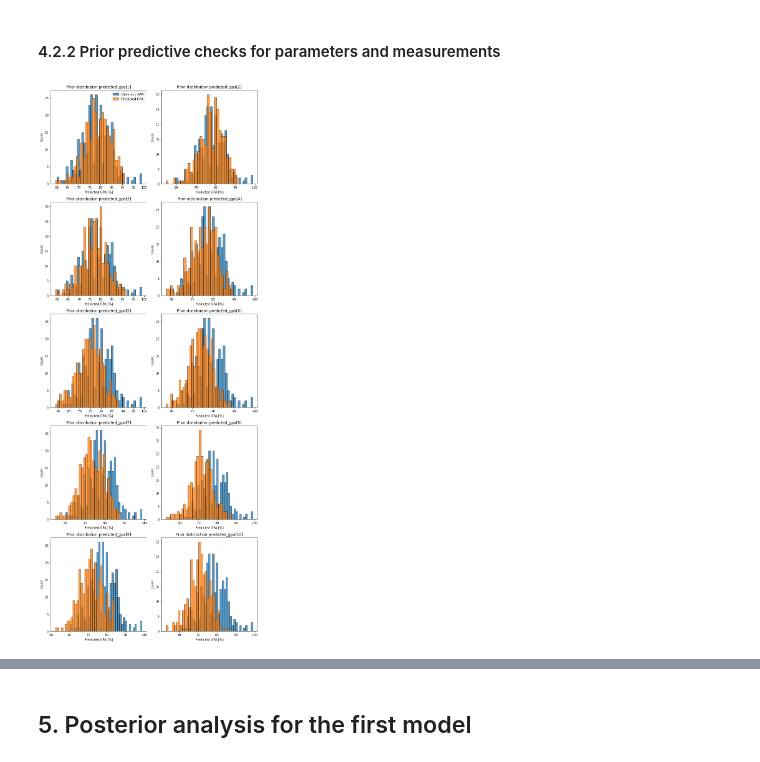
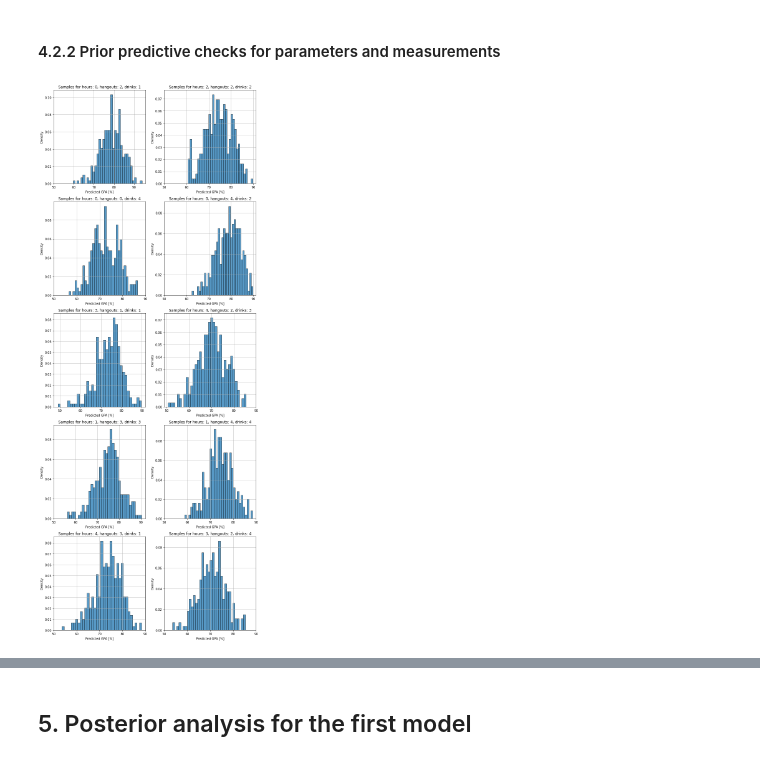
Before and after one commit to DanielJurkowski/DataAnalyticsProject, a Jupyter notebook: notebook.ipynb, the cells around one changed output, grey strips where cells are left out. Cells and saved outputs as stored; diff of their text form; code cells hidden in the pictures.

```diff
--- a/notebook.ipynb
+++ b/notebook.ipynb
@@ -576,0 +543,4 @@ drinks_array = np.linspace(data['Drinks'].min(), data['Drinks'].max(), 10)
+# %%
+seed = np.random.seed(2024)
+R = 295
+N = 10
@@ -577,3 +549,7 @@ drinks_array = np.linspace(data['Drinks'].min(), data['Drinks'].max(), 10)
+# %%
+hours_array = list(np.random.choice(range(5), 10))
+hangouts_array = list(np.random.choice(range(5), 10))
+drinks_array = list(np.random.choice(range(5), 10))
 # %%
 prior_model_1 = CmdStanModel(stan_file='src/prior_model_1.stan')
 
@@ -617,14 +591,14 @@ for i, column in enumerate(columns):
     row = i // 2
     col = i % 2
     ax = axes[row, col]
+    sns.histplot(df_1[column], ax=ax, bins=len(data['Current GPA'].unique()), stat='density')
 
-    sns.histplot(data['Current GPA'], ax=ax, bins=30, stat='density')
-    sns.histplot(df_1[column], ax=ax, bins=30, stat='density')
-
-    ax.set_title(f'Prior distribution {column}')
+    ax.set_title(f'Samples for hours: {hours_array[i]}, hangouts: {hangouts_array[i]}, drinks: {drinks_array[i]}')
     ax.set_xlabel('Predicted GPA [%]')
-    if i == 0:
-        ax.legend(['Observed GPA', 'Predicted GPA'])
+    ax.set_xticks(range(50, 101, 10))
+    ax.set_xlim(50, 100)
+    ax.set_yticks(np.linspace(0, 0.09, 10))
+    ax.grid()
 
 plt.tight_layout()
 plt.show()
@@ -644,0 +607,14 @@ plt.show()
+# %%
+parameters = ['theta_1', 'theta_2', 'theta_3', 'theta_4', 'sigma']
+
+fig, axes = plt.subplots(3, 2, figsize=(10, 10))
+for i, param in enumerate(parameters):
+    row = i // 2
+    col = i % 2
+    ax = axes[row, col]
+    sns.histplot(df_1[param], ax=ax, bins=30, stat='density')
+    ax.grid()
+
+fig.delaxes(axes[2][1])
+plt.tight_layout()
+plt.show()
@@ -718,22 +701,20 @@ df_2.head()
 # %%
 columns = [f'predicted_gpa[{i+1}]' for i in range(10)]
 
 fig, axes = plt.subplots(5, 2, figsize=(10, 25))
 
 for i, column in enumerate(columns):
     row = i // 2
     col = i % 2
     ax = axes[row, col]
+    sns.histplot(df_2[column], ax=ax, bins=35, stat='density')
 
-    sns.histplot(data['Current GPA'], ax=ax, bins=len(data['Current GPA'].unique()))
-    sns.histplot(df_2[column], ax=ax, bins=30)
-
-    ax.set_title(f'Prior distribution {column}')
+    ax.set_title(f'Samples for hours: {hours_array[i]}, hangouts: {hangouts_array[i]}, drinks: {drinks_array[i]}')
     ax.set_xlabel('Predicted GPA [%]')
-    if i == 0:
-        ax.legend(['Observed GPA', 'Predicted GPA'])
+    ax.set_xticks(range(50, 100, 10))
+    ax.grid()
 
 plt.tight_layout()
 plt.show()
 # %% [output]
-[figure, old version]
+[figure, new version]
```
Also changed, not shown: parts of 68 cells of this notebook, 8 other files.
